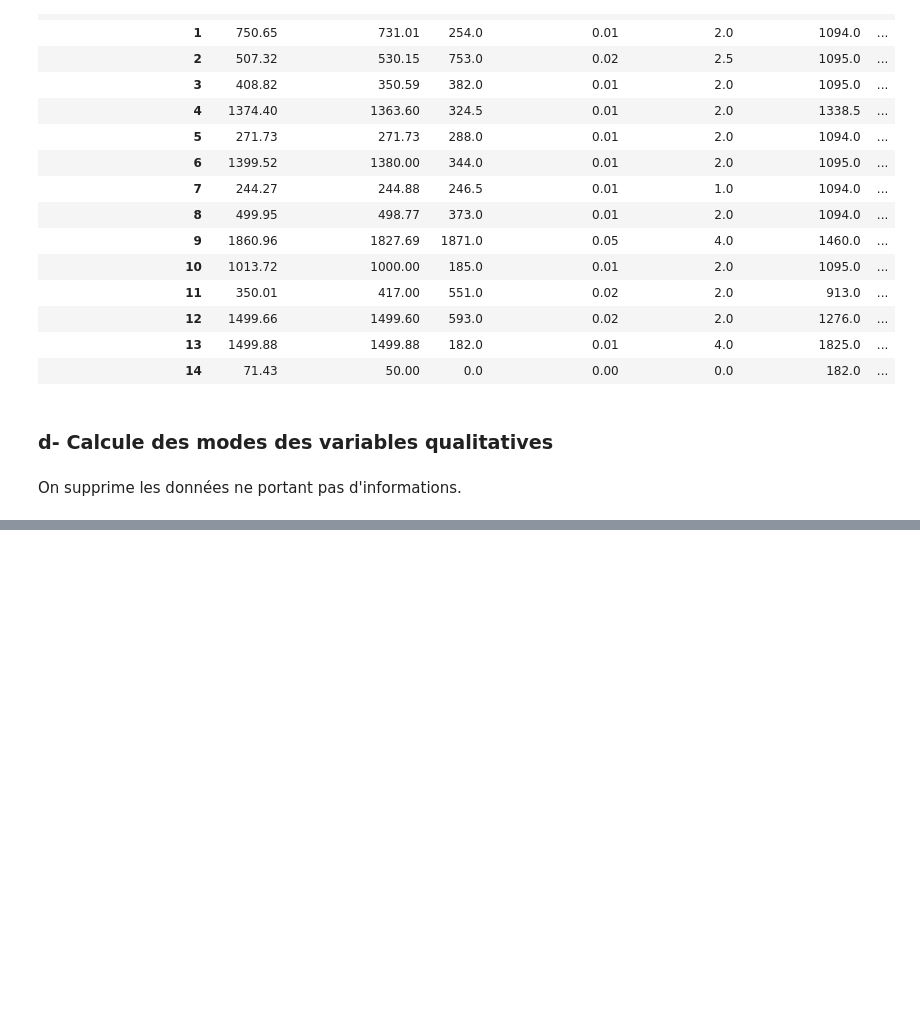
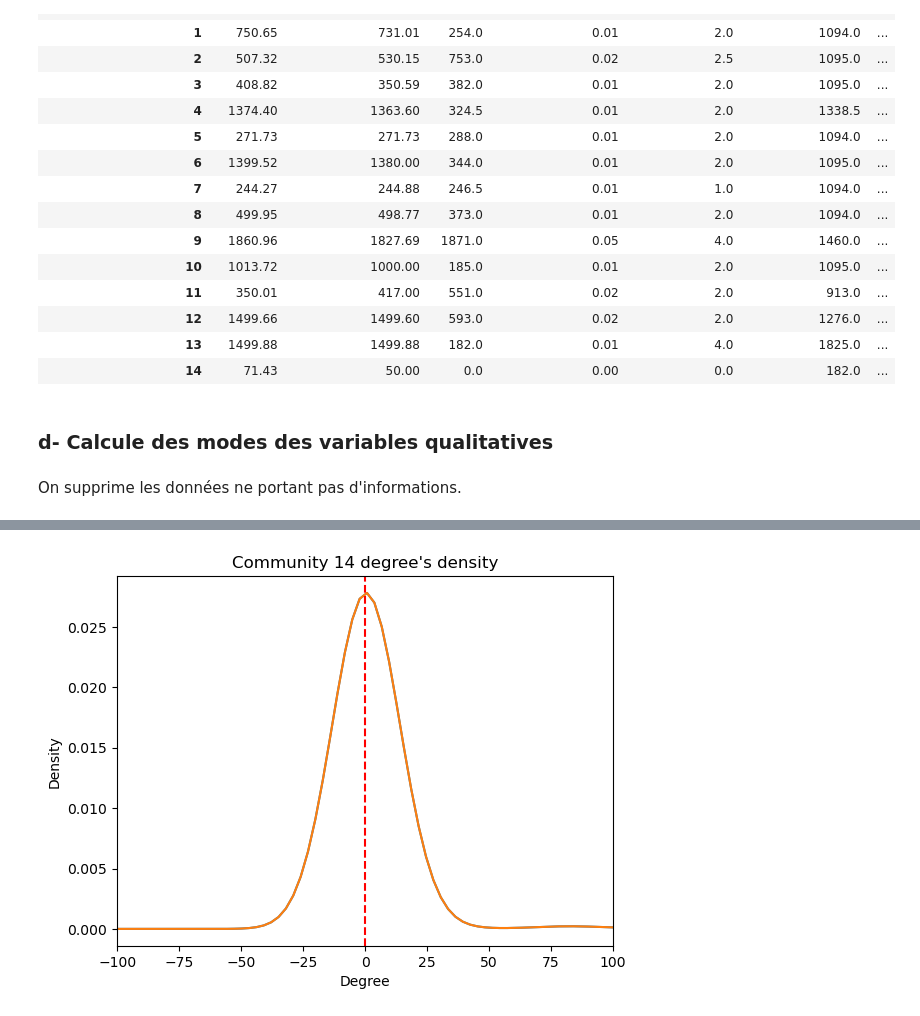
Before and after one commit to Cyrlyo/Cordis, a Jupyter notebook: Notebook/Feature_importance.ipynb, the cells around one changed output, grey strips where cells are left out. Saved outputs shown, nothing was run; the diff lists cells and outputs as text; code cells hidden in the pictures; blank space fills up the shorter version.

```diff
--- a/Notebook/Feature_importance.ipynb
+++ b/Notebook/Feature_importance.ipynb
@@ -293,0 +345,11 @@ mode_df
+# %%
+ax = project['Degree'][project["New_Community_Name"] == 14].plot.density()
+plt.xlabel('Degree')
+plt.xlim((-100, 100))
+plt.ylabel('Density')
+plt.title("Community 14 degree's density")
+density = project['Degree'][project["New_Community_Name"] == 14].plot.density().get_lines()[0].get_data()[1]
+ax.axvline(x=np.mean(density), color='red', linestyle='--')
+plt.show()
+# %% [output]
+[figure, added]
```
Also changed, not shown: parts of 24 cells of this notebook.
